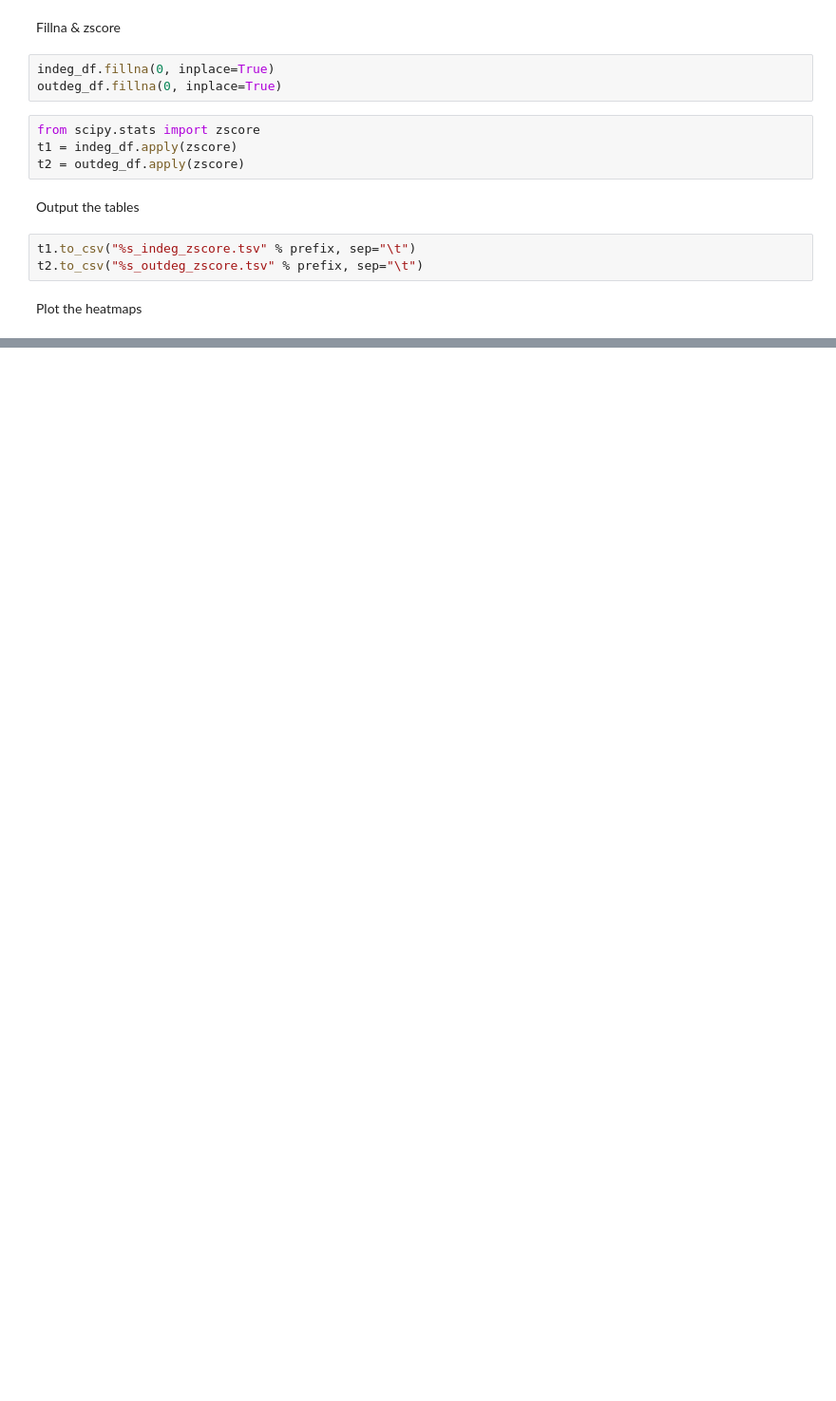
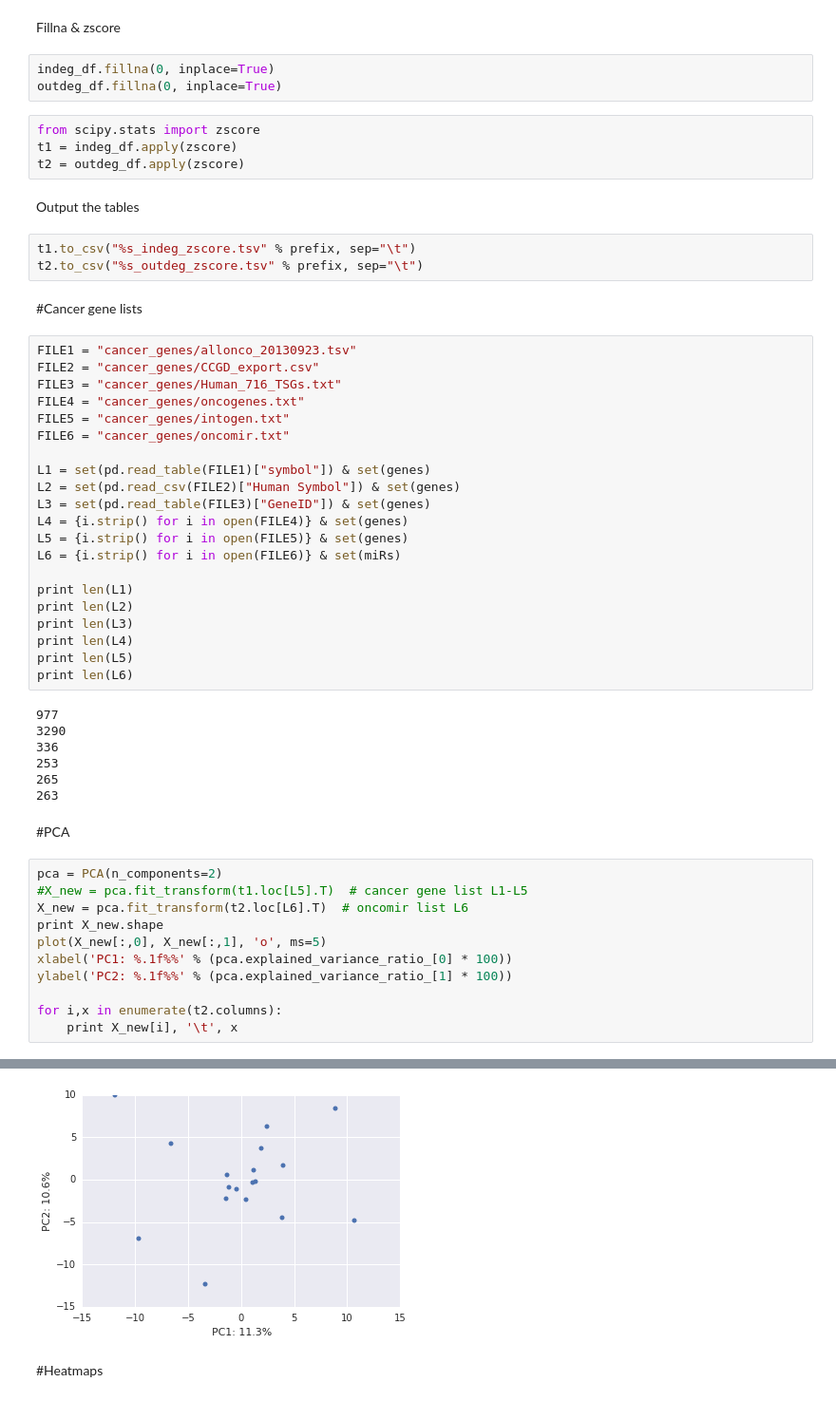
Before and after one commit to choyichen/tcga-mir-rewire, a Jupyter notebook: joey/Degree_heatmaps.ipynb, the cells around one changed output, grey strips where cells are left out. Shown at 95% size. Saved outputs shown, nothing was run; the diff lists cells and outputs as text; blank space fills up the shorter version.

```diff
--- a/joey/Degree_heatmaps.ipynb
+++ b/joey/Degree_heatmaps.ipynb
@@ -99,5 +115,47 @@ Output the tables
 # %%
 t1.to_csv("%s_indeg_zscore.tsv" % prefix, sep="\t")
 t2.to_csv("%s_outdeg_zscore.tsv" % prefix, sep="\t")
-# %% [markdown]
-Plot the heatmaps
+# %% [markdown]
+#Cancer gene lists
+# %%
+FILE1 = "cancer_genes/allonco_20130923.tsv"
+FILE2 = "cancer_genes/CCGD_export.csv"
+FILE3 = "cancer_genes/Human_716_TSGs.txt"
+FILE4 = "cancer_genes/oncogenes.txt"
+FILE5 = "cancer_genes/intogen.txt"
+FILE6 = "cancer_genes/oncomir.txt"
+
+L1 = set(pd.read_table(FILE1)["symbol"]) & set(genes)
+L2 = set(pd.read_csv(FILE2)["Human Symbol"]) & set(genes)
+L3 = set(pd.read_table(FILE3)["GeneID"]) & set(genes)
+L4 = {i.strip() for i in open(FILE4)} & set(genes)
+L5 = {i.strip() for i in open(FILE5)} & set(genes)
+L6 = {i.strip() for i in open(FILE6)} & set(miRs)
+
+print len(L1)
+print len(L2)
+print len(L3)
+print len(L4)
+print len(L5)
+print len(L6)
+# %% [output]
+977
+3290
+336
+253
+265
+263
+# %% [markdown]
+#PCA
+# %%
+pca = PCA(n_components=2)
+#X_new = pca.fit_transform(t1.loc[L5].T)  # cancer gene list L1-L5
+X_new = pca.fit_transform(t2.loc[L6].T)  # oncomir list L6
+print X_new.shape
+plot(X_new[:,0], X_new[:,1], 'o', ms=5)
+xlabel('PC1: %.1f%%' % (pca.explained_variance_ratio_[0] * 100))
+ylabel('PC2: %.1f%%' % (pca.explained_variance_ratio_[1] * 100))
+
+for i,x in enumerate(t2.columns):
+    print X_new[i], '\t', x
+# %% [output]
@@ -104,2 +181,5 @@ Plot the heatmaps
+[figure, added]
+# %% [markdown]
+#Heatmaps
 # %%
 foo = t1.loc[t1.var(axis=1).sort(inplace=False)[-30:].index]
```
Also changed, not shown: parts of 13 cells of this notebook, 29 other files.
